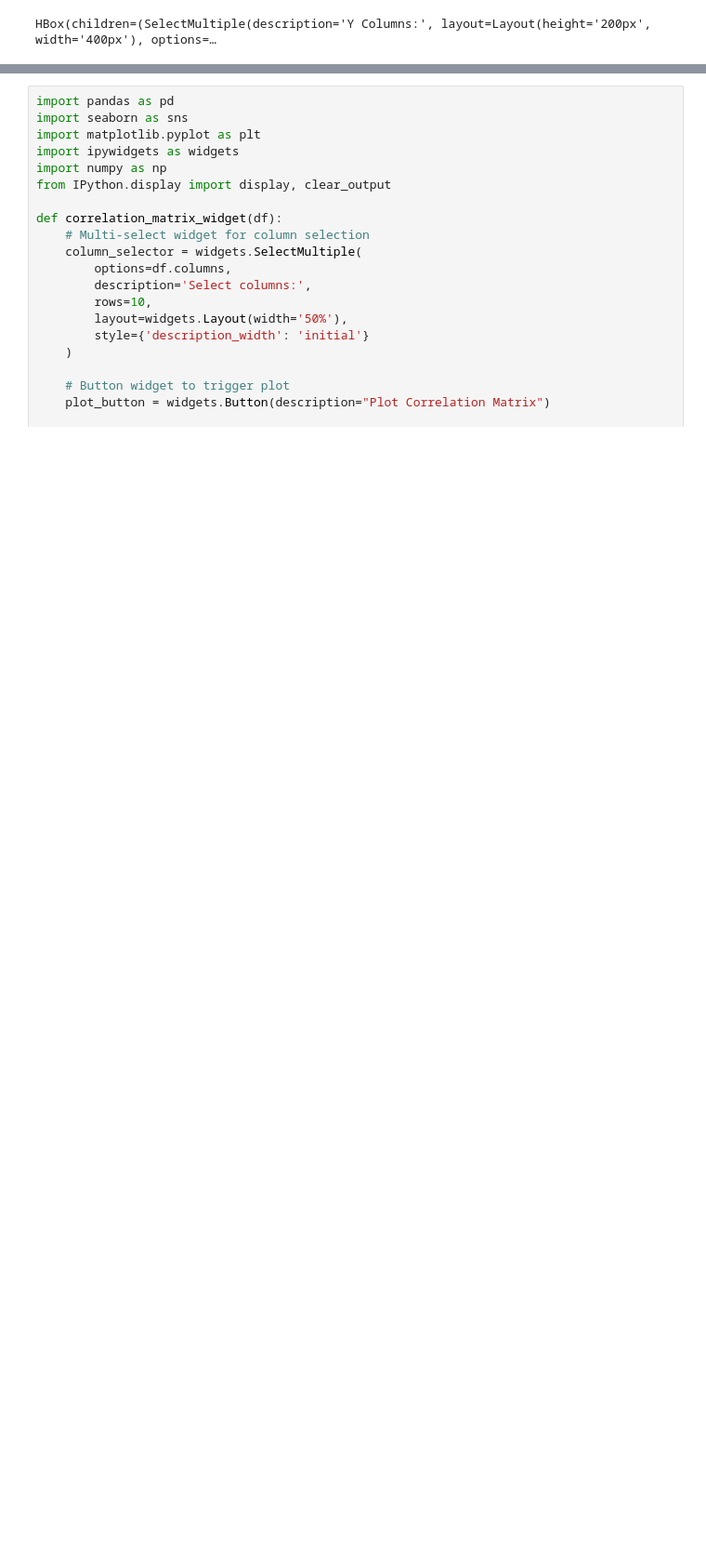
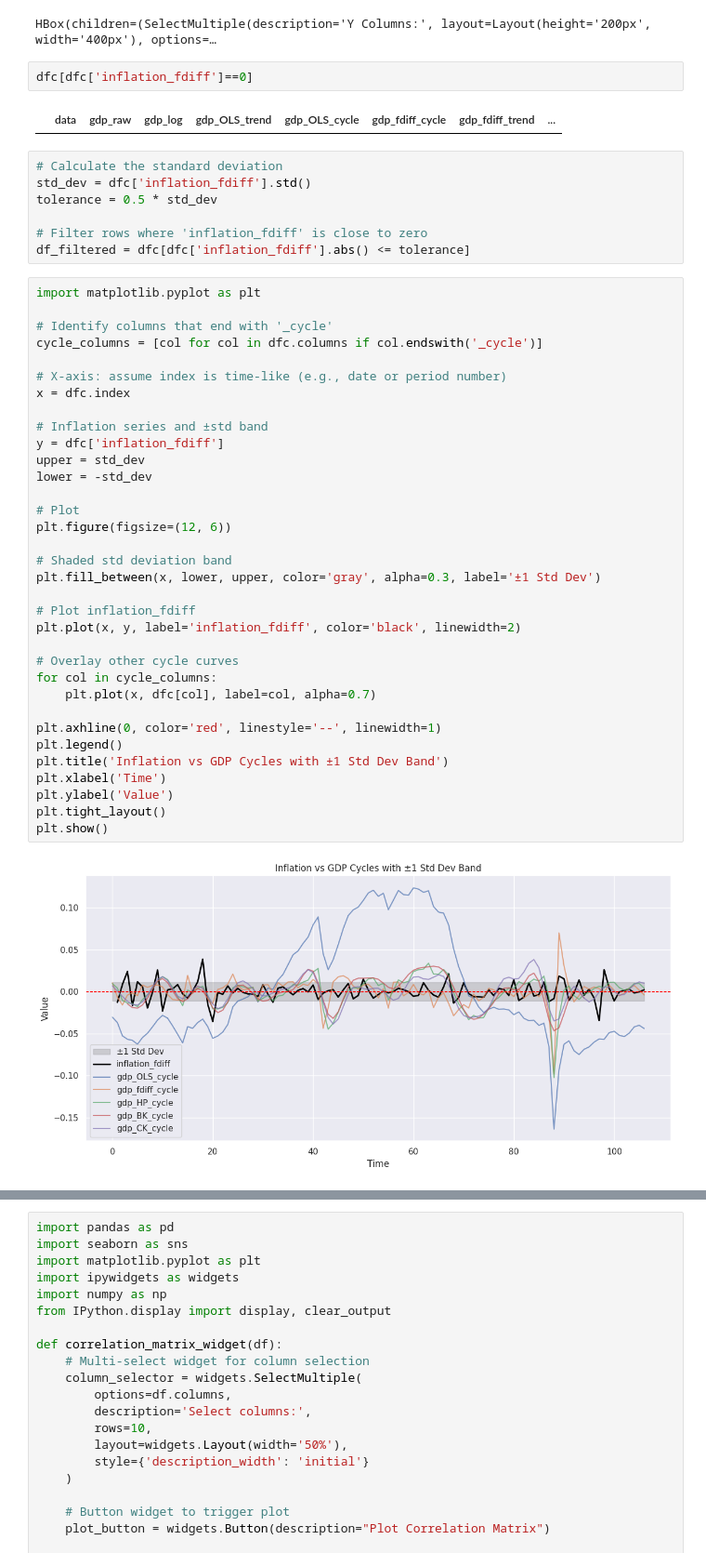
Before and after one commit to G-Cintra/PMA-Gabriel, a Jupyter notebook: notebooks/Filtering.ipynb, the cells around one changed output, grey strips where cells are left out. Shown at 93% size. Saved outputs shown, nothing was run; the diff lists cells and outputs as text; blank space fills up the shorter version.

Commit message:
inflation diff vs cycle plot

```diff
--- a/notebooks/Filtering.ipynb
+++ b/notebooks/Filtering.ipynb
@@ -337,3 +337,50 @@ update_plot({"new": column_selector.value})
 # %% [output]
 [interactive output not drawn]
 HBox(children=(SelectMultiple(description='Y Columns:', layout=Layout(height='200px', width='400px'), options=…
+# %%
+dfc[dfc['inflation_fdiff']==0]
+# %% [output]
+|  | data | gdp_raw | gdp_log | gdp_OLS_trend | gdp_OLS_cycle | gdp_fdiff_cycle | gdp_fdiff_trend | ... |
+# %%
+# Calculate the standard deviation
+std_dev = dfc['inflation_fdiff'].std()
+tolerance = 0.5 * std_dev
+
+# Filter rows where 'inflation_fdiff' is close to zero
+df_filtered = dfc[dfc['inflation_fdiff'].abs() <= tolerance]
+# %%
+import matplotlib.pyplot as plt
+
+# Identify columns that end with '_cycle'
+cycle_columns = [col for col in dfc.columns if col.endswith('_cycle')]
+
+# X-axis: assume index is time-like (e.g., date or period number)
+x = dfc.index
+
+# Inflation series and ±std band
+y = dfc['inflation_fdiff']
+upper = std_dev
+lower = -std_dev
+
+# Plot
+plt.figure(figsize=(12, 6))
+
+# Shaded std deviation band
+plt.fill_between(x, lower, upper, color='gray', alpha=0.3, label='±1 Std Dev')
+
+# Plot inflation_fdiff
+plt.plot(x, y, label='inflation_fdiff', color='black', linewidth=2)
+
+# Overlay other cycle curves
+for col in cycle_columns:
+    plt.plot(x, dfc[col], label=col, alpha=0.7)
+
+plt.axhline(0, color='red', linestyle='--', linewidth=1)
+plt.legend()
+plt.title('Inflation vs GDP Cycles with ±1 Std Dev Band')
+plt.xlabel('Time')
+plt.ylabel('Value')
+plt.tight_layout()
+plt.show()
+# %% [output]
+[figure, added]
```
Also changed, not shown: parts of 5 cells of this notebook, 2 other files.
